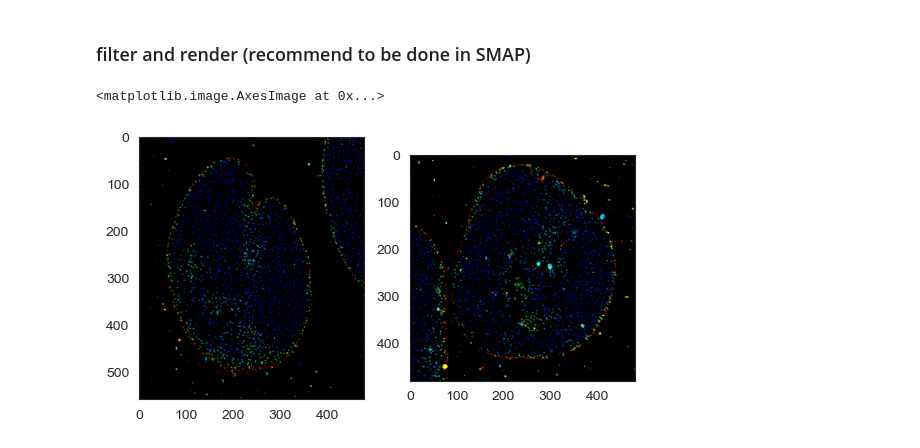
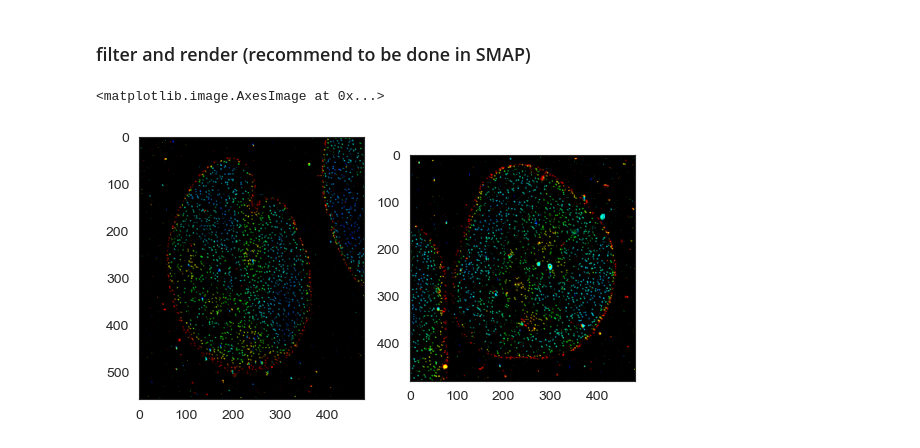
Before and after one commit to Li-Lab-SUSTech/FD-DeepLoc, a Jupyter notebook: Field Dependent PSF Learning/demo_notebooks/demo5_FD_in-situ_astig_NPC/demo5_inference.ipynb, the cells around one changed output. Cells and saved outputs as stored; diff of their text form; code cells hidden in the pictures.

```diff
--- a/Field Dependent PSF Learning/demo_notebooks/demo5_FD_in-situ_astig_NPC/demo5_inference.ipynb
+++ b/Field Dependent PSF Learning/demo_notebooks/demo5_FD_in-situ_astig_NPC/demo5_inference.ipynb
@@ -146,21 +146,21 @@ analysis finished ! the file containing results is: ./demo5-FD-in-situ-DeepLoc_r
 # %%
 # read the prediction list
 # render, if the FOV is very big, this might be slow and cost large RAM,
 # you may need a postprocessing software to do drift correction and grouping for better image rendering.
 preds_roi1 = read_csv(save_path_roi1).tolist()
-hist_img_roi1 = create_3d_hist(preds_roi1, z_clip=[-300, 600], pix_size=50, sigma=10, contrast_fac=100)
+hist_img_roi1 = create_3d_hist(preds_roi1, z_clip=[-600, 300], pix_size=50, sigma=10, contrast_fac=100)
 
 preds_roi2 = read_csv(save_path_roi2).tolist()
-hist_img_roi2 = create_3d_hist(preds_roi2, z_clip=[-300, 600], pix_size=50, sigma=10, contrast_fac=100)
+hist_img_roi2 = create_3d_hist(preds_roi2, z_clip=[-600, 300], pix_size=50, sigma=10, contrast_fac=100)
 
 plt.figure()
 plt.subplot(1,2,1)
 plt.imshow(hist_img_roi1)
 plt.subplot(1,2,2)
 plt.imshow(hist_img_roi2)
 # %% [output]
 <matplotlib.image.AxesImage at 0x...>
-[figure, old version]
+[figure, new version]
 # %%
 # filter the raw predictions by probability channel and uncertainty channel (can also be done in SMAP)
 preds_roi1_filtered = filt_preds(preds_roi1, nms_p_thre=0.9, sig_perc=95, is_3d=True)
```
Also changed, not shown: parts of 1 cell of this notebook.
